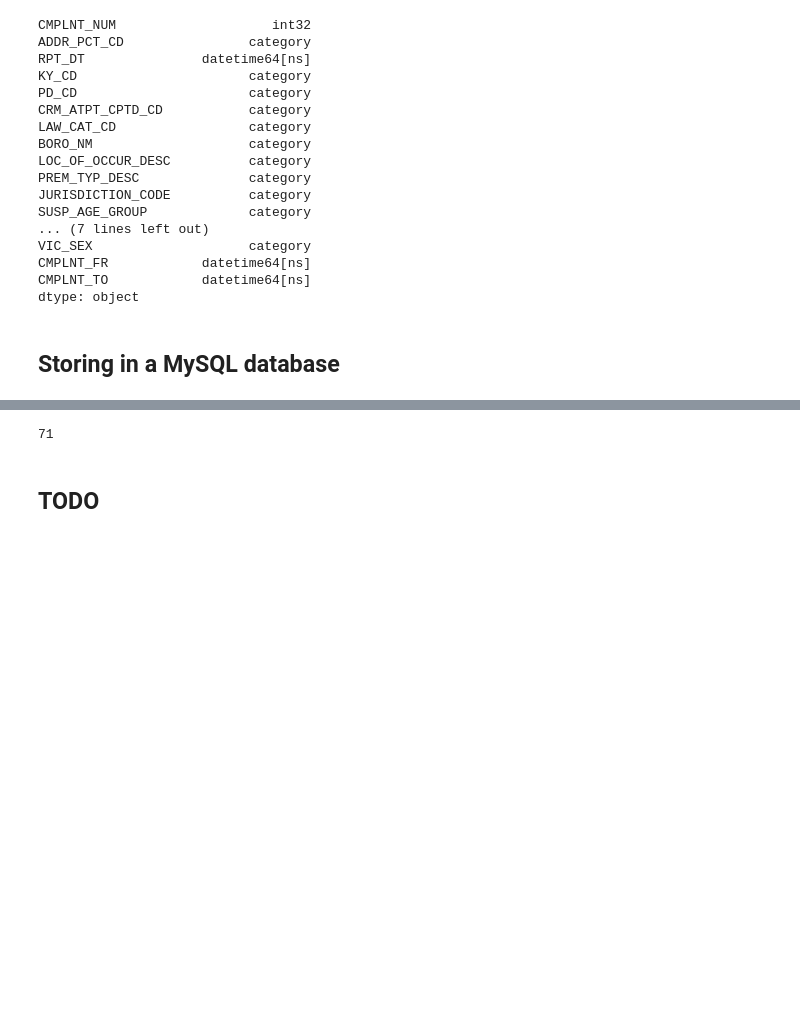
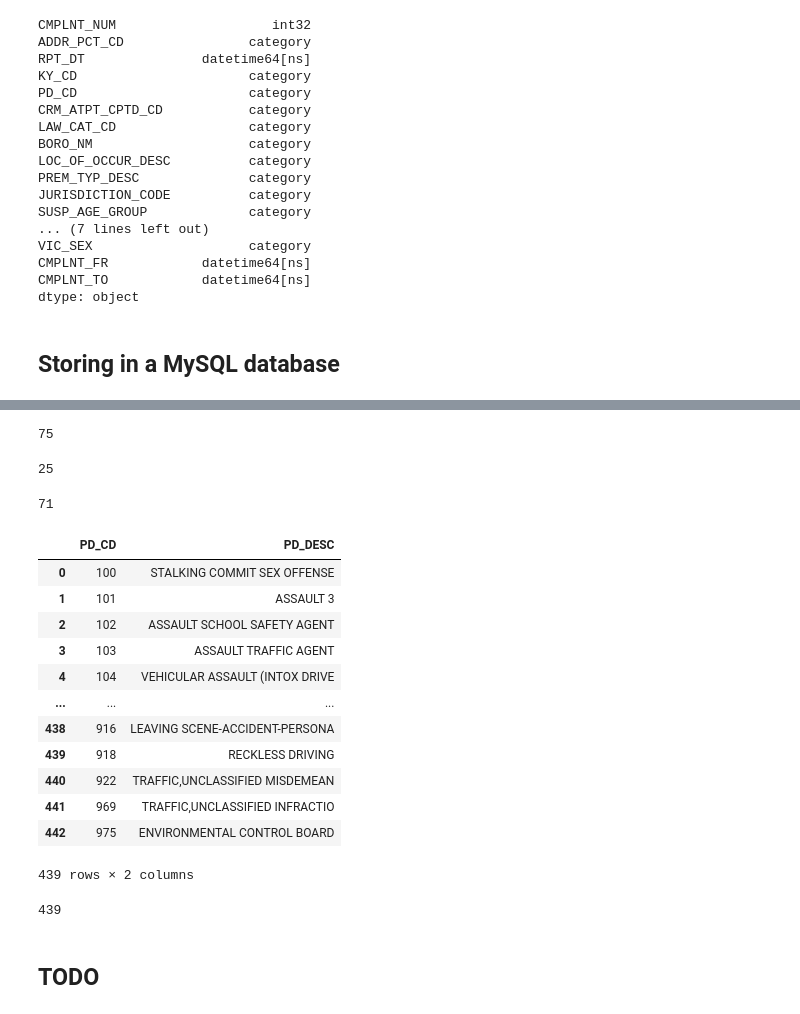
Before and after one commit to ipeirotis-org/datasets, a Jupyter notebook: notebooks/NYPD.ipynb, the cells around one changed output, grey strips where cells are left out. Drawn from its saved outputs; the diff is of its cells as text; code cells hidden in the pictures; blank space fills up the shorter version.

```diff
--- a/notebooks/NYPD.ipynb
+++ b/notebooks/NYPD.ipynb
@@ -999,14 +1073,17 @@ engine.execute("CREATE INDEX ix_CMPLNT_FR ON nypd.nypd(CMPLNT_FR)")
 # %%
-engine.execute("DROP TABLE IF EXISTS offense_codes;")
+sql = "DROP TABLE IF EXISTS offense_codes;"
+with engine.connect() as connection:
+  connection.execute(text(sql))
 
-create_table_sql = '''
+sql = '''
 CREATE TABLE offense_codes (
   KY_CD smallint,
   OFNS_DESC varchar(32),
   PRIMARY KEY (KY_CD)
 ) ENGINE=InnoDB DEFAULT CHARSET=utf8mb4;
 '''
-engine.execute(create_table_sql)
+with engine.connect() as connection:
+  connection.execute(text(sql))
 
 offenses.to_sql(
         name = 'offense_codes',
@@ -1014,17 +1091,22 @@ offenses.to_sql(
         con = engine,
         if_exists = 'append',
         index = False)
+# %% [output]
+75
 # %%
-engine.execute("DROP TABLE IF EXISTS jurisdiction_codes;")
+sql = "DROP TABLE IF EXISTS jurisdiction_codes;"
+with engine.connect() as connection:
+  connection.execute(text(sql))
 
-create_table_sql = '''
+sql = '''
 CREATE TABLE jurisdiction_codes (
   JURISDICTION_CODE smallint,
   JURIS_DESC varchar(40),
   PRIMARY KEY (JURISDICTION_CODE)
 ) ENGINE=InnoDB DEFAULT CHARSET=utf8mb4;
 '''
-engine.execute(create_table_sql)
+with engine.connect() as connection:
+  connection.execute(text(sql))
 
 
 jusridiction.to_sql(
@@ -1033,21 +1115,47 @@ jusridiction.to_sql(
         con = engine,
         if_exists = 'append',
         index = False)
+# %% [output]
+25
 # %%
 internal.PD_DESC.str.len().max()
 # %% [output]
 71
+# %%
+internal = internal.query("PD_DESC !=	'CRIMINAL DISPOSAL FIREARM 1 &' ")
+internal = internal.query("PD_DESC !=	'UNFINSH FRAME 2' ")
+internal = internal.query("PD_DESC !=	'WEAPONS POSSESSION 1 & 2' ")
+internal = internal.query("PD_DESC !=	'CRIM POS WEAP 4' ")
+# %%
+internal
+# %% [output]
+|  | PD_CD | PD_DESC |
+| 0 | 100 | STALKING COMMIT SEX OFFENSE |
+| 1 | 101 | ASSAULT 3 |
+| 2 | 102 | ASSAULT SCHOOL SAFETY AGENT |
+| 3 | 103 | ASSAULT TRAFFIC AGENT |
+| 4 | 104 | VEHICULAR ASSAULT (INTOX DRIVE |
+| ... | ... | ... |
+| 438 | 916 | LEAVING SCENE-ACCIDENT-PERSONA |
+| 439 | 918 | RECKLESS DRIVING |
+| 440 | 922 | TRAFFIC,UNCLASSIFIED MISDEMEAN |
+| 441 | 969 | TRAFFIC,UNCLASSIFIED INFRACTIO |
+| 442 | 975 | ENVIRONMENTAL CONTROL BOARD |
+439 rows × 2 columns
 # %%
-engine.execute("DROP TABLE IF EXISTS penal_codes;")
+sql = "DROP TABLE IF EXISTS penal_codes;"
+with engine.connect() as connection:
+  connection.execute(text(sql))
 
-create_table_sql = '''
+sql = '''
 CREATE TABLE penal_codes (
   PD_CD smallint,
   PD_DESC varchar(80),
   PRIMARY KEY (PD_CD)
 ) ENGINE=InnoDB DEFAULT CHARSET=utf8mb4;
 '''
-engine.execute(create_table_sql)
+with engine.connect() as connection:
+  connection.execute(text(sql))
 
 
 internal.to_sql(
@@ -1056,6 +1164,8 @@ internal.to_sql(
         con = engine,
         if_exists = 'append',
         index = False)
+# %% [output]
+439
 # %% [markdown]
 ## TODO
 # %% [markdown]
```
Also changed, not shown: parts of 72 cells of this notebook.
